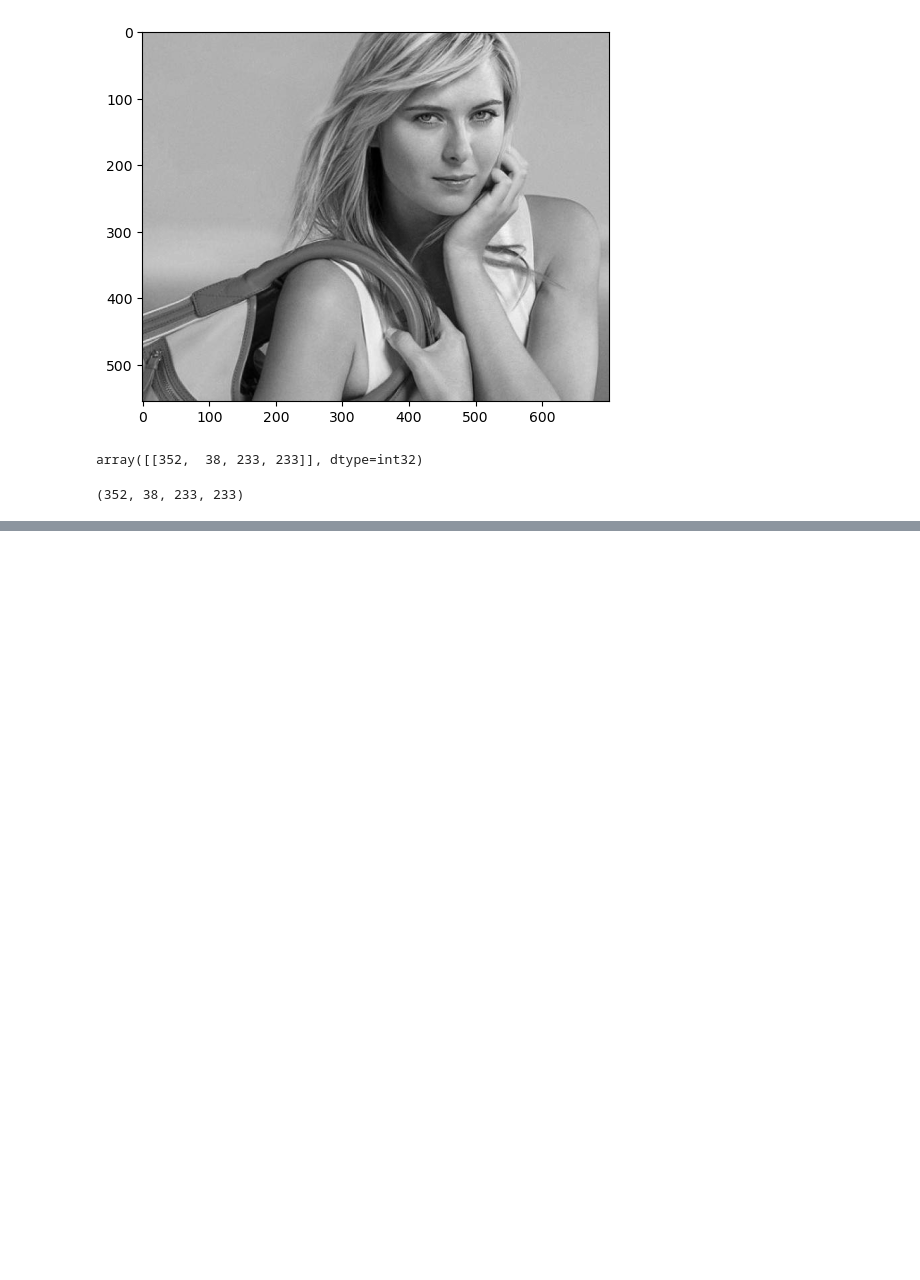
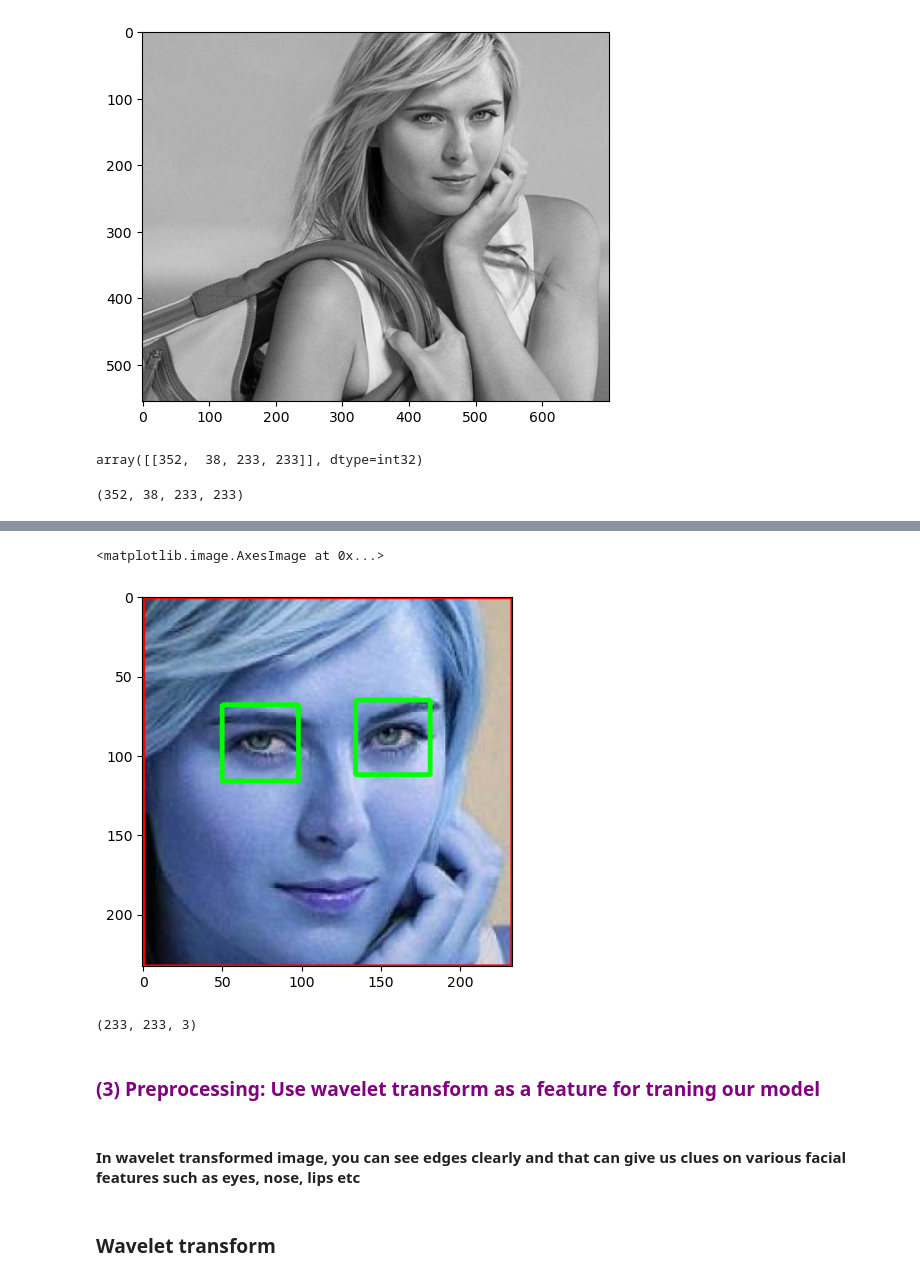
Before and after one commit to laaria-chris/SportsPersonClassifier, a Jupyter notebook: model/Sports_Model_classifier.ipynb, the cells around one changed output, grey strips where cells are left out. Saved outputs shown, nothing was run; the diff lists cells and outputs as text; code cells hidden in the pictures; blank space fills up the shorter version.

```diff
--- a/model/Sports_Model_classifier.ipynb
+++ b/model/Sports_Model_classifier.ipynb
@@ -51,0 +79,17 @@ plt.imshow(face_img)
+# %%
+%matplotlib inline
+plt.imshow(roi_color, cmap='gray')
+# %% [output]
+<matplotlib.image.AxesImage at 0x...>
+[figure, added]
+# %%
+cropped_img = np.array(roi_color)
+cropped_img.shape
+# %% [output]
+(233, 233, 3)
+# %% [markdown]
+<h3 style='color:purple'>(3) Preprocessing: Use wavelet transform as a feature for traning our model</h3>
+# %% [markdown]
+#### In wavelet transformed image, you can see edges clearly and that can give us clues on various facial features such as eyes, nose, lips etc
+# %% [markdown]
+### Wavelet transform
```
Also changed, not shown: parts of 37 cells of this notebook.
